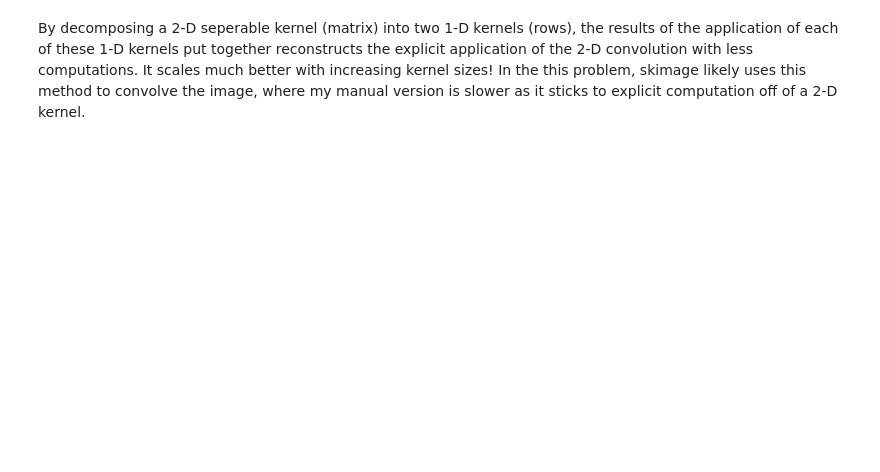
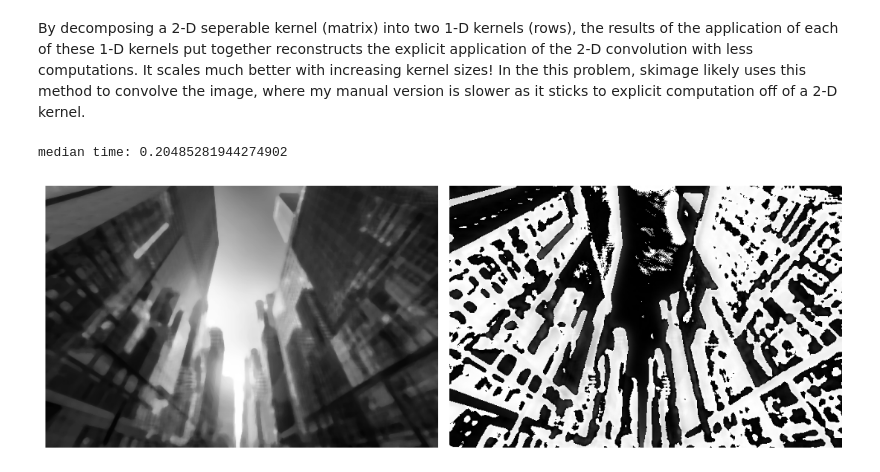
Before and after one commit to apdill/ImageAnalysis, a Jupyter notebook: HW3/HW3_AD.ipynb, the cells around one changed output. Saved outputs shown, nothing was run; the diff lists cells and outputs as text; code cells hidden in the pictures; blank space fills up the shorter version.

```diff
--- a/HW3/HW3_AD.ipynb
+++ b/HW3/HW3_AD.ipynb
@@ -147,2 +147,24 @@ skimage time: 0.012917518615722656
 # %% [markdown]
 By decomposing a 2-D seperable kernel (matrix) into two 1-D kernels (rows), the results of the application of each of these 1-D kernels put together reconstructs the explicit application of the 2-D convolution with less computations. It scales much better with increasing kernel sizes! In the this problem, skimage likely uses this method to convolve the image, where my manual version is slower as it sticks to explicit computation off of a 2-D kernel.
+# %%
+from skimage.filters import median
+
+median_t0 = time.time()
+median_conv = median(street_image, np.ones((9,9)))
+median_tf = time.time()
+
+difference = median_conv - new_gauss
+
+print(f"median time: {median_tf-median_t0}")
+
+plt.figure(figsize=(11,7))
+plt.subplot(1,2,1)
+plt.imshow(median_conv, cmap = 'gray')
+plt.axis('off')
+plt.subplot(1,2,2)
+plt.imshow(difference, cmap = 'gray')
+plt.axis('off')
+plt.tight_layout()
+# %% [output]
+median time: 0.20485281944274902
+[figure, added]
```
Also changed, not shown: parts of 5 cells of this notebook.
